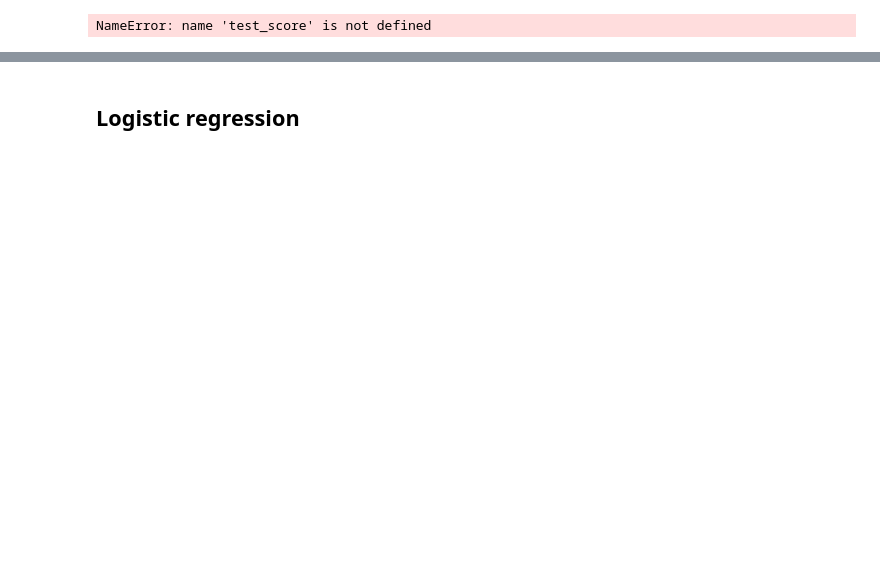
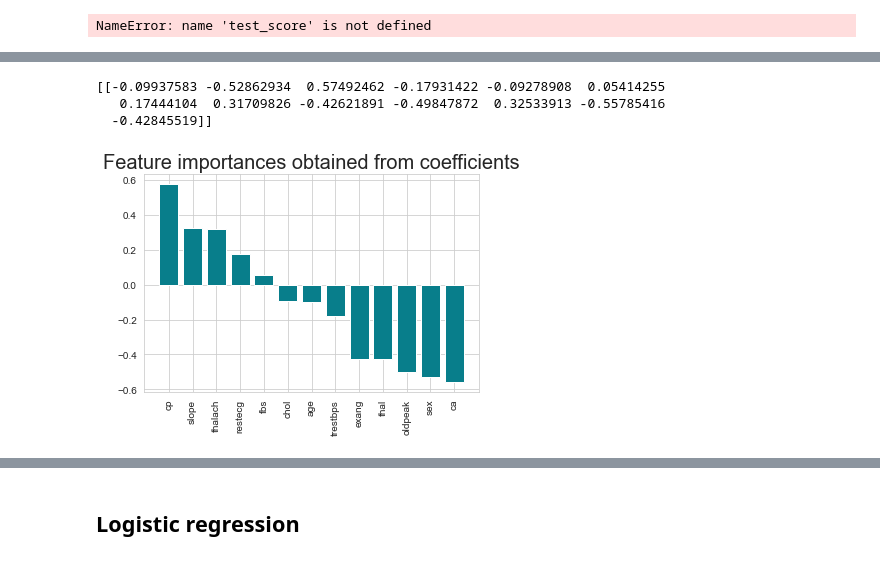
Before and after one commit to vibaek94/AML_project, a Jupyter notebook: Heart disease project new.ipynb, the cells around one changed output, grey strips where cells are left out. Cells and saved outputs as stored; diff of their text form; code cells hidden in the pictures; blank space fills up the shorter version.

```diff
--- a/Heart disease project new.ipynb
+++ b/Heart disease project new.ipynb
@@ -652,0 +660,16 @@ print(classification_report(y_test,rf_predicted))
+# %%
+print(LR_best_grid.coef_)
+importances = pd.DataFrame(data={
+    'Attribute': feature_cols,
+    'Importance': LR_best_grid.coef_[0]
+})
+importances = importances.sort_values(by='Importance', ascending=False)
+plt.bar(x=importances['Attribute'], height=importances['Importance'], color='#087E8B')
+plt.title('Feature importances obtained from coefficients', size=20)
+plt.xticks(rotation='vertical')
+plt.show()
+# %% [output]
+[[-0.09937583 -0.52862934  0.57492462 -0.17931422 -0.09278908  0.05414255
+   0.17444104  0.31709826 -0.42621891 -0.49847872  0.32533913 -0.55785416
+  -0.42845519]]
+[figure, added]
```
Also changed, not shown: parts of 8 cells of this notebook.
